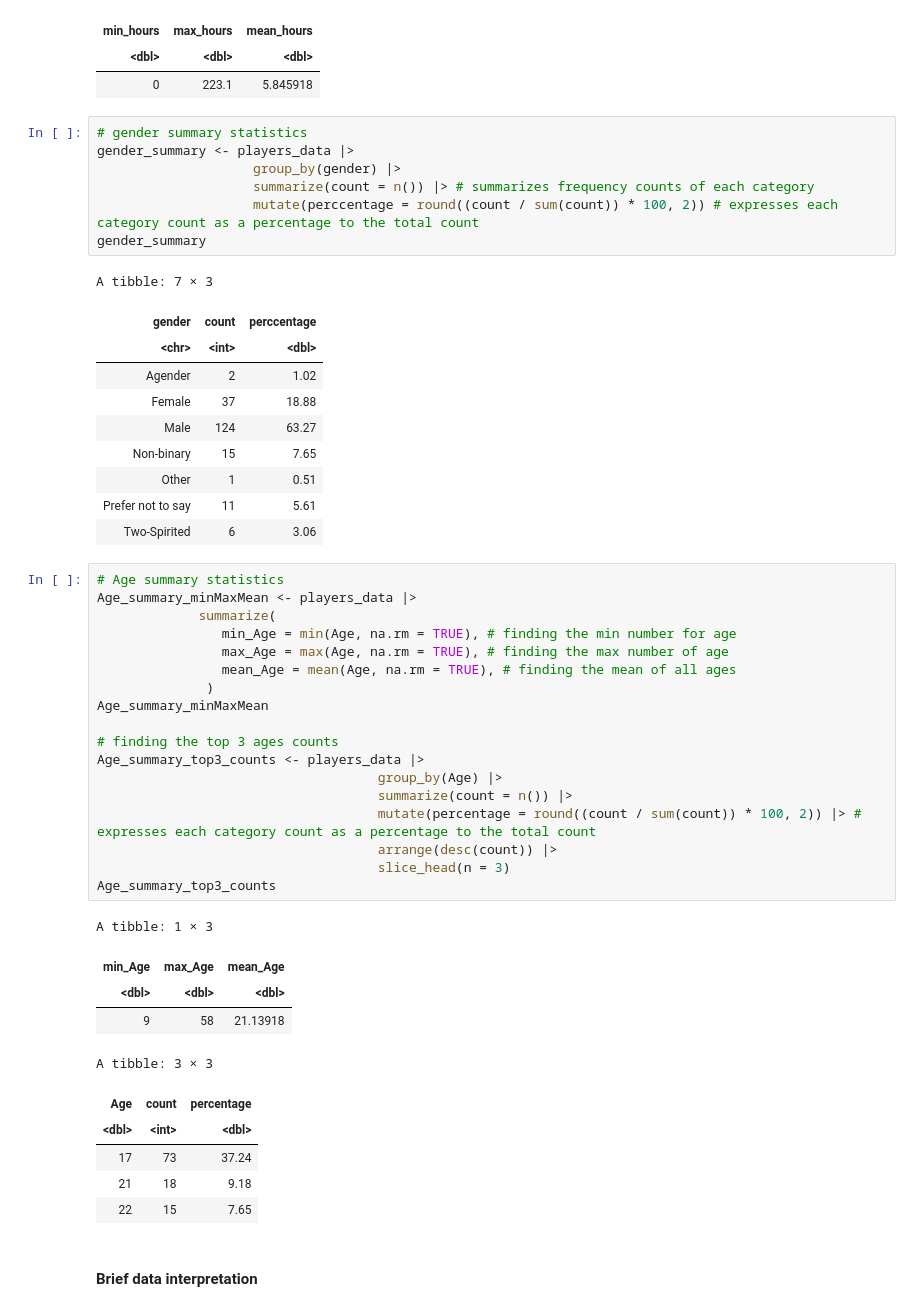
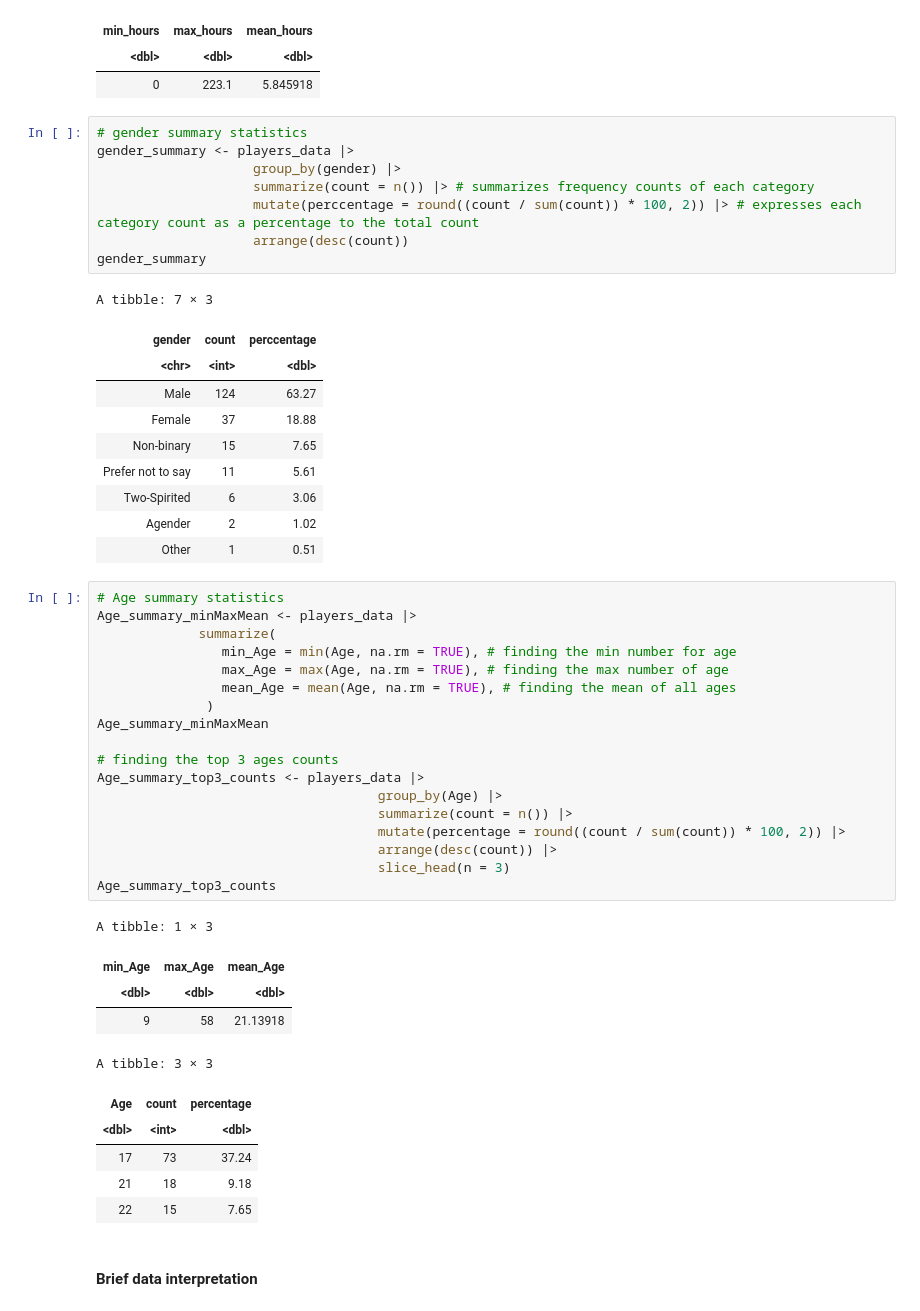
Before and after one commit to angelicaa-p/project_final_report_group, a Jupyter notebook: project_planning_stage_individual.ipynb, the cells around one changed output. Saved outputs shown, nothing was run; the diff lists cells and outputs as text.

Commit message:
used arrange() to arrange category counts of experience and gender variables in descending order (summary statistics)

```diff
--- a/project_planning_stage_individual.ipynb
+++ b/project_planning_stage_individual.ipynb
@@ -189,21 +190,22 @@ A tibble: 1 × 3
 # %%
 # gender summary statistics
 gender_summary <- players_data |>
                     group_by(gender) |>
                     summarize(count = n()) |> # summarizes frequency counts of each category
-                    mutate(perccentage = round((count / sum(count)) * 100, 2)) # expresses each category count as a percentage to the total count
+                    mutate(perccentage = round((count / sum(count)) * 100, 2)) |> # expresses each category count as a percentage to the total count
+                    arrange(desc(count))
 gender_summary
 # %% [output]
 A tibble: 7 × 3
 | gender | count | perccentage |
 | <chr> | <int> | <dbl> |
-| Agender | 2 | 1.02 |
+| Male | 124 | 63.27 |
 | Female | 37 | 18.88 |
-| Male | 124 | 63.27 |
 | Non-binary | 15 | 7.65 |
-| Other | 1 | 0.51 |
 | Prefer not to say | 11 | 5.61 |
 | Two-Spirited | 6 | 3.06 |
+| Agender | 2 | 1.02 |
+| Other | 1 | 0.51 |
 # %%
 # Age summary statistics
 Age_summary_minMaxMean <- players_data |>
@@ -218,7 +220,7 @@ Age_summary_minMaxMean
 Age_summary_top3_counts <- players_data |>
                                     group_by(Age) |>
                                     summarize(count = n()) |>
-                                    mutate(percentage = round((count / sum(count)) * 100, 2)) |> # expresses each category count as a percentage to the total count
+                                    mutate(percentage = round((count / sum(count)) * 100, 2)) |>
                                     arrange(desc(count)) |>
                                     slice_head(n = 3)
 Age_summary_top3_counts
```
Also changed, not shown: parts of 1 cell of this notebook.
